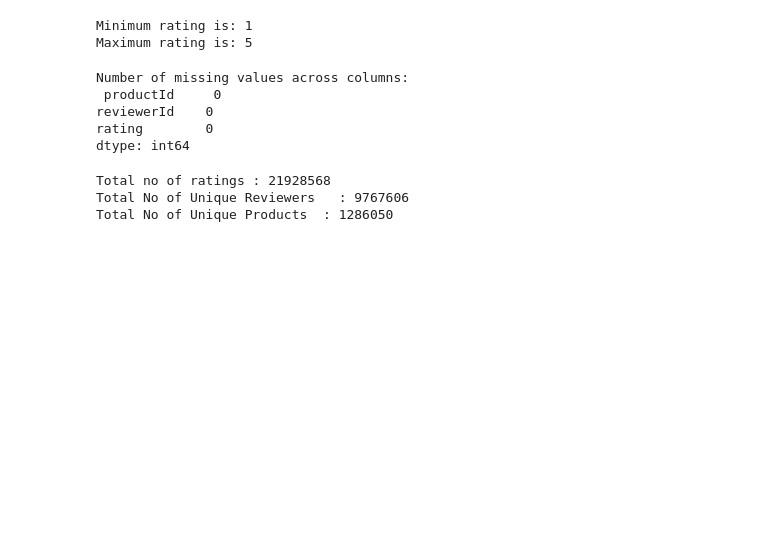
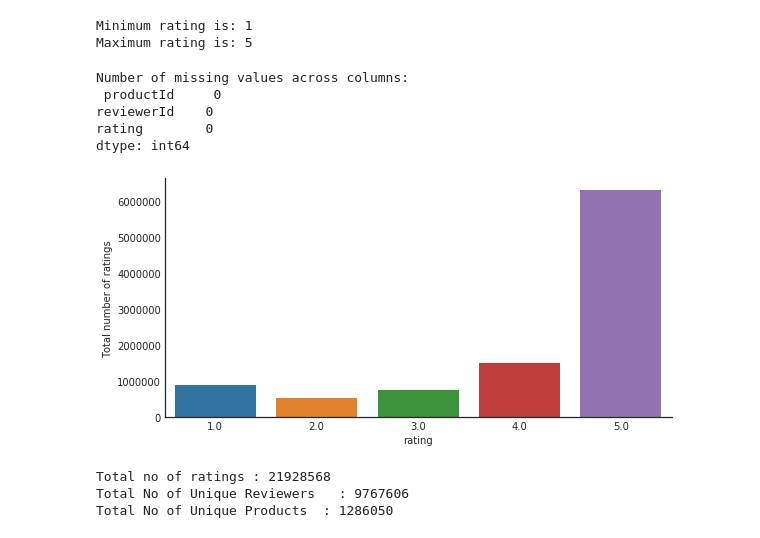
Before and after one commit to dilinigunasena/capstone_final_project, a Jupyter notebook: notebooks/simple_data_processing_notebook.ipynb, the cells around one changed output. Drawn from its saved outputs; the diff is of its cells as text; code cells hidden in the pictures; blank space fills up the shorter version.

Commit message:
modified simple data processing notebook

```diff
--- a/notebooks/simple_data_processing_notebook.ipynb
+++ b/notebooks/simple_data_processing_notebook.ipynb
@@ -135,3 +128,12 @@ home_kitchen_data_subset[0]
+# %%
+# obtained 10 million subset from the interested data set and
+#plotted for understanding the distribution of interested target variable.
+home_kitchen_subset = home_kitchen_data.iloc[0:10000000]
+with sns.axes_style('white'):
+    g = sns.factorplot("rating", data=home_kitchen_subset, aspect=2.0 , kind="count")
+    g.set_ylabels("Total number of ratings")
+# %% [output]
+[figure, added]
 # %%
 # calculate the total number of unique reviewers and unique products
 import numpy as np
```
Also changed, not shown: parts of 9 cells of this notebook.
